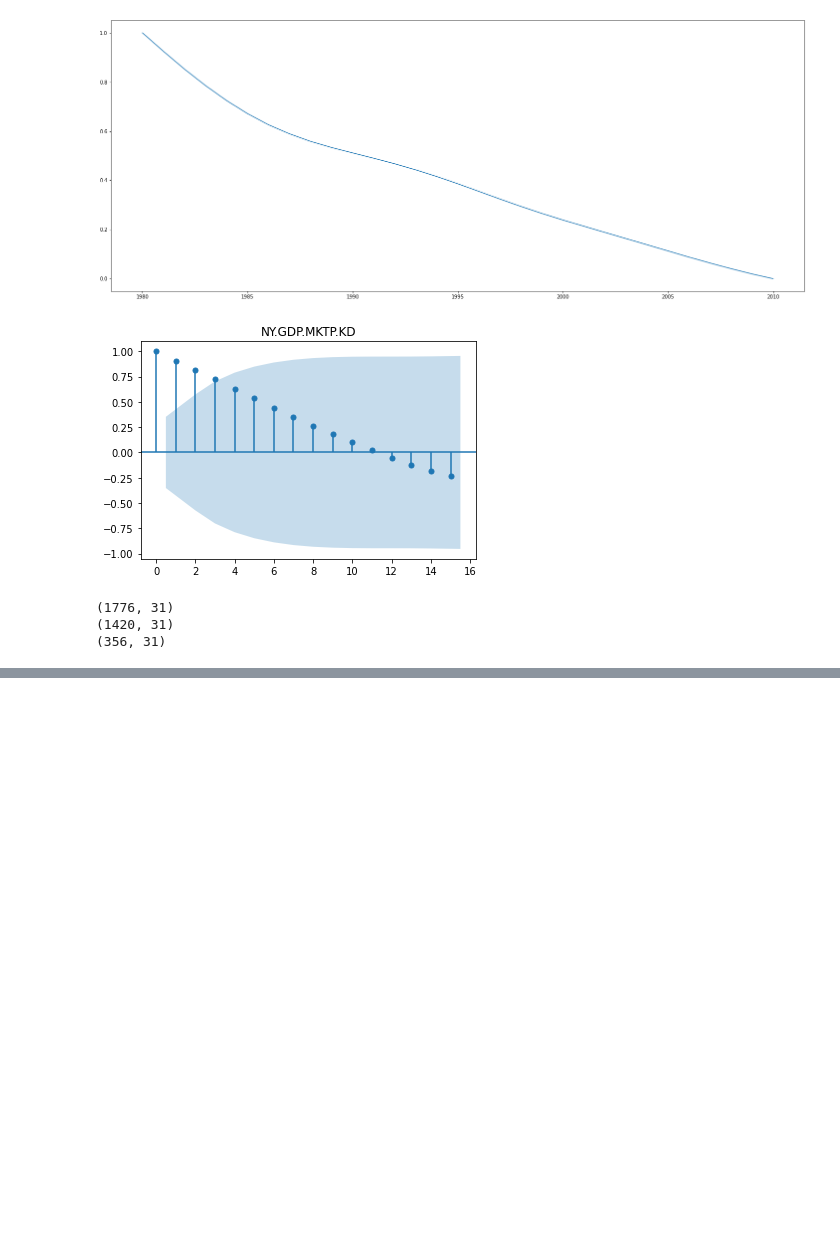
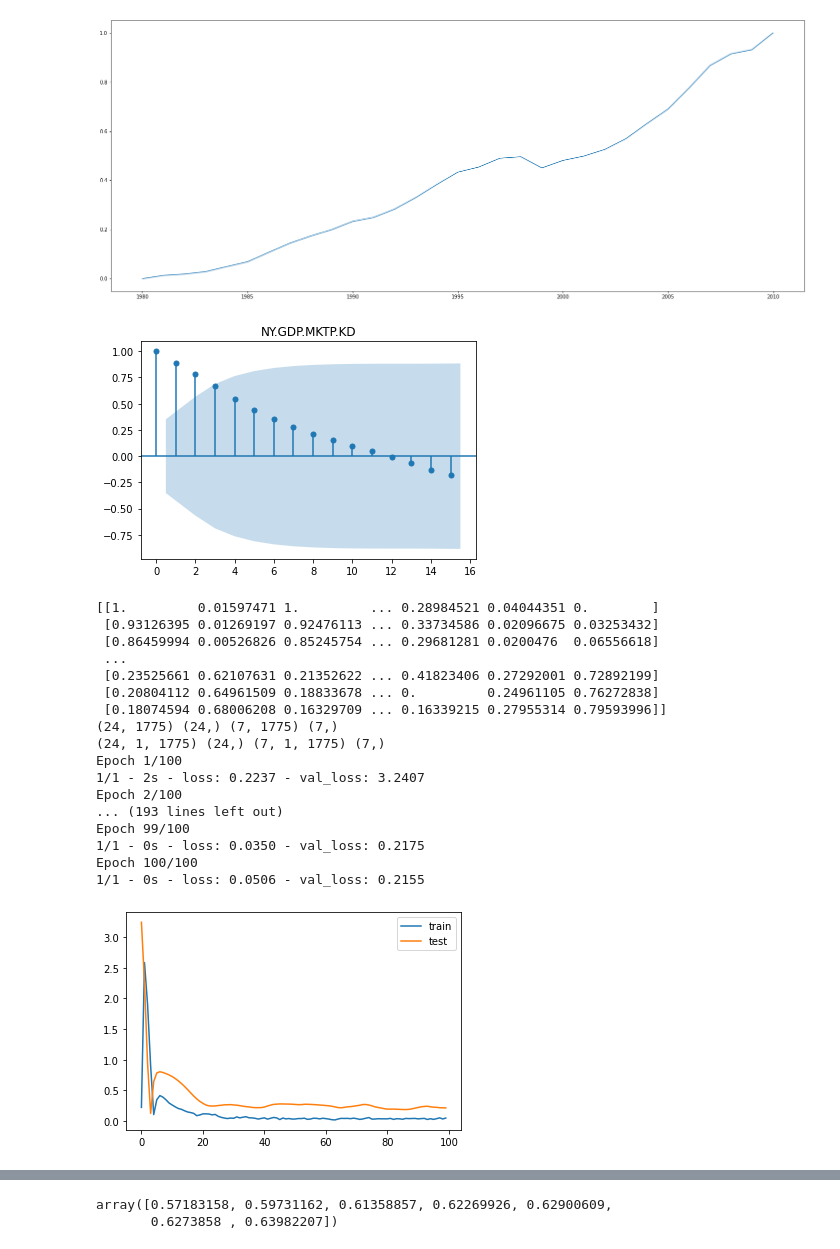
Before and after one commit to jimzhang629/DSCI400-Project, a Jupyter notebook: src/Models/lstm_attempt.ipynb, the cells around one changed output, grey strips where cells are left out. Drawn from its saved outputs; the diff is of its cells as text; code cells hidden in the pictures; blank space fills up the shorter version.

```diff
--- a/src/Models/lstm_attempt.ipynb
+++ b/src/Models/lstm_attempt.ipynb
@@ -20,11 +20,23 @@ from statsmodels.graphics.tsaplots import plot_acf
 #reading the csv file into pandas data frame
 data = pd.read_csv("/work/DSCI400-Project/src/cached_data/norm_ALL_DB_COL_data_100_threshold.csv")
 
-data = data.drop(['True'], axis=1)
+def get_idx(s, data):
+    '''
+    s: target indicator (string)
+    data: dataframe of indicators (pandas dataframe)
+    '''
+    rows = data.shape[0]
+    for i in range(rows):
+        if data['True'][i] == s:
+            return i
+    return 0
 
-transpose_data = data.transpose()
+print(get_idx("NY.GDP.MKTP.KD", data))
+#print(data['True'][102])
+#print(data)
+
 
 transpose_data.index
 
-print(transpose_data.shape)
+#print(transpose_data.shape)
 # %% [output]
@@ -183,33 +187,23 @@ Test RMSE: 0.119
-# %%
-df = data
-df.describe()
-
-#We will use it further to show the graph of multi step prediction
-df_train = df.iloc[0:1776]
-df_test = df.iloc[1776:]
-
-#plotting the line graph of whatever 2nd indicator is
-df.iloc[2].plot(figsize=(25,10))
-
-plot_acf(df.iloc[104])
-plt.title('NY.GDP.MKTP.KD')
-
-plt.show()
-
-#scale the values
-dataset = data.values
-scaler = MinMaxScaler(feature_range=(0, 1))
-dataset = scaler.fit_transform(dataset)
-print(dataset.shape)
-#divide the data into train and test data
-train_size = int(len(dataset) * 0.80)
-test_size = len(dataset) - train_size
-train, test = dataset[0:train_size,:], dataset[train_size:len(dataset),:]
-print(train.shape)
-print(test.shape)
-# %% [output]
-[figure, removed]
-[figure, removed]
-(1776, 31)
-(1420, 31)
-(356, 31)
+# %%
+LSTM_predictions("NY.GDP.MKTP.KD", data)
+# %% [output]
+[figure, added]
+[figure, added]
+[[1.         0.01597471 1.         ... 0.28984521 0.04044351 0.        ]
+ [0.93126395 0.01269197 0.92476113 ... 0.33734586 0.02096675 0.03253432]
+ [0.86459994 0.00526826 0.85245754 ... 0.29681281 0.0200476  0.06556618]
+ ...
+ [0.23525661 0.62107631 0.21352622 ... 0.41823406 0.27292001 0.72892199]
+ [0.20804112 0.64961509 0.18833678 ... 0.         0.24961105 0.76272838]
+ [0.18074594 0.68006208 0.16329709 ... 0.16339215 0.27955314 0.79593996]]
+(24, 1775) (24,) (7, 1775) (7,)
+(24, 1, 1775) (24,) (7, 1, 1775) (7,)
+Epoch 1/100
+1/1 - 2s - loss: 0.2237 - val_loss: 3.2407
+Epoch 2/100
+... (193 lines left out)
+Epoch 99/100
+1/1 - 0s - loss: 0.0350 - val_loss: 0.2175
+Epoch 100/100
+1/1 - 0s - loss: 0.0506 - val_loss: 0.2155
+[figure, added]
@@ -216,3 +216,5 @@ print(test.shape)
+array([0.57183158, 0.59731162, 0.61358857, 0.62269926, 0.62900609,
+       0.6273858 , 0.63982207])
 # %% [markdown]
 <a style='text-decoration:none;line-height:16px;display:flex;color:#5B5B62;padding:10px;justify-content:end;' href='https://deepnote.com?utm_source=created-in-deepnote-cell&projectId=3f7e7e5c-b616-46b2-8e43-ec0d98439404' target="_blank">
 <img alt='Created in deepnote.com' style='display:inline;max-height:16px;margin:0px;margin-right:7.5px;' src='embedded-picture-1' > </img>
```
Also changed, not shown: parts of 3 cells of this notebook.
